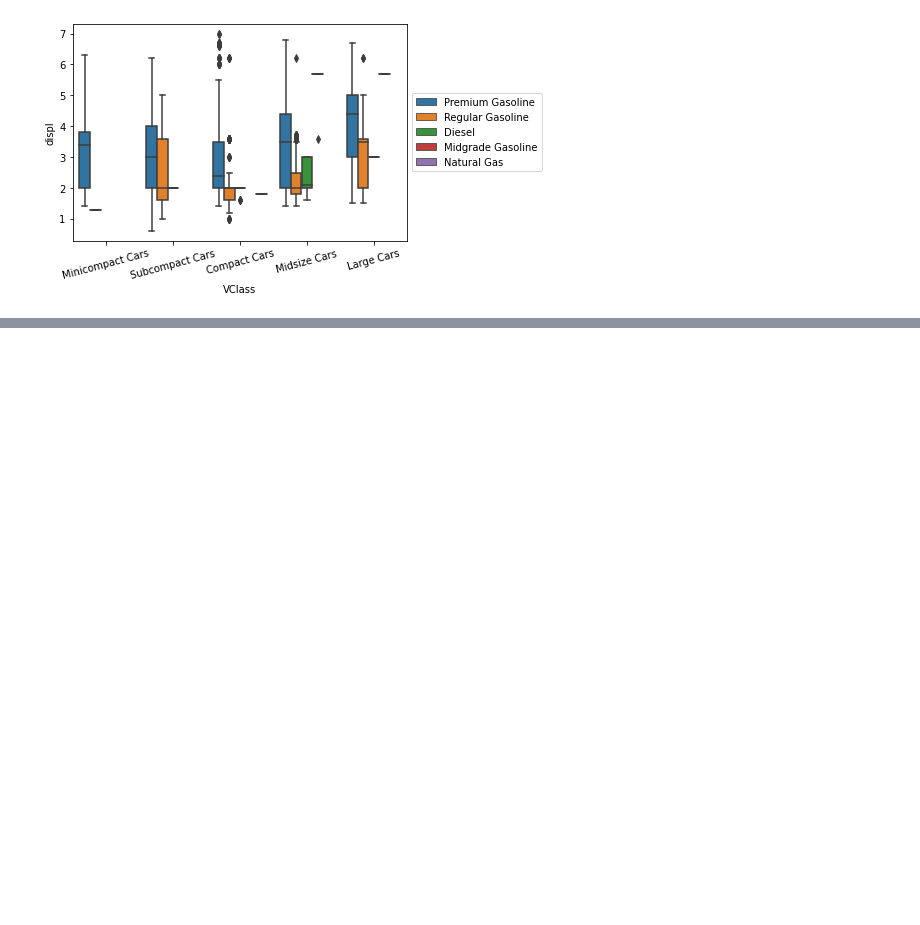
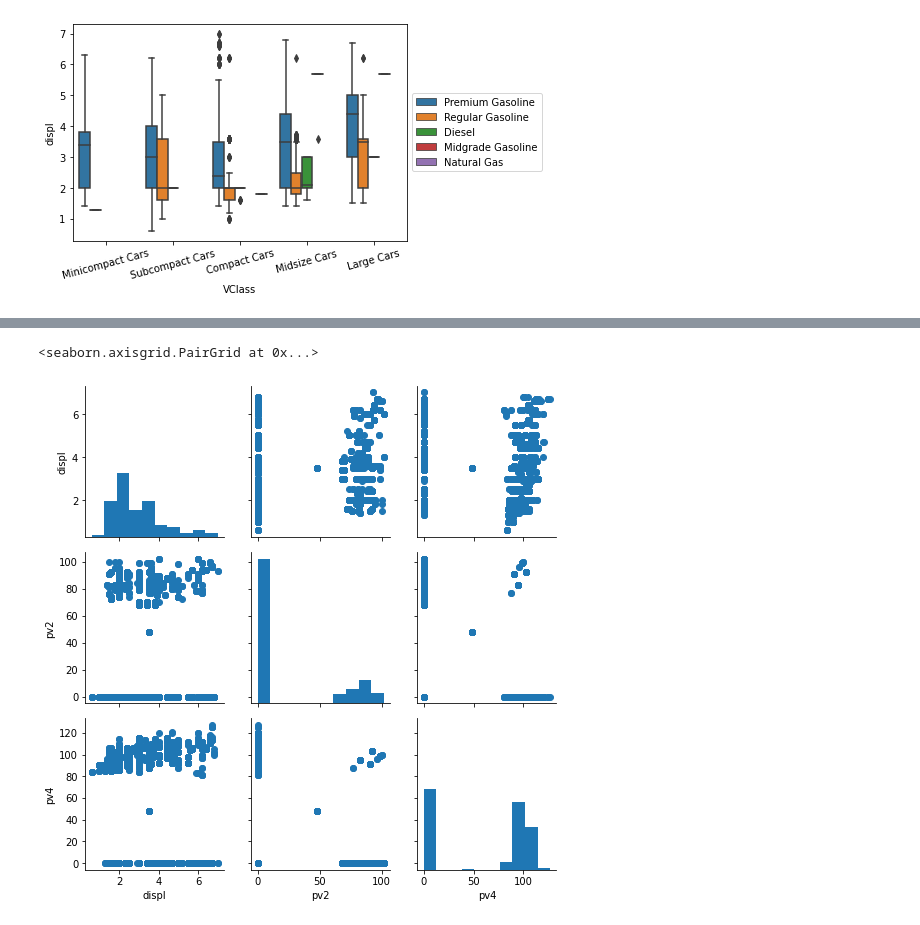
Before and after one commit to Gingercapo/Fuel_Economy, a Jupyter notebook: fuel_Economic.ipynb, the cells around one changed output, grey strips where cells are left out. Drawn from its saved outputs; the diff is of its cells as text; code cells hidden in the pictures; blank space fills up the shorter version.

```diff
--- a/fuel_Economic.ipynb
+++ b/fuel_Economic.ipynb
@@ -238,0 +250,7 @@ adaptedplot_solution_2()
+# %%
+g = sb.PairGrid(data = df, vars = ['displ',	'pv2',	'pv4'])
+g.map_diag(plt.hist)
+g.map_offdiag(plt.scatter)
+# %% [output]
+<seaborn.axisgrid.PairGrid at 0x...>
+[figure, added]
```
Also changed, not shown: parts of 4 cells of this notebook.
